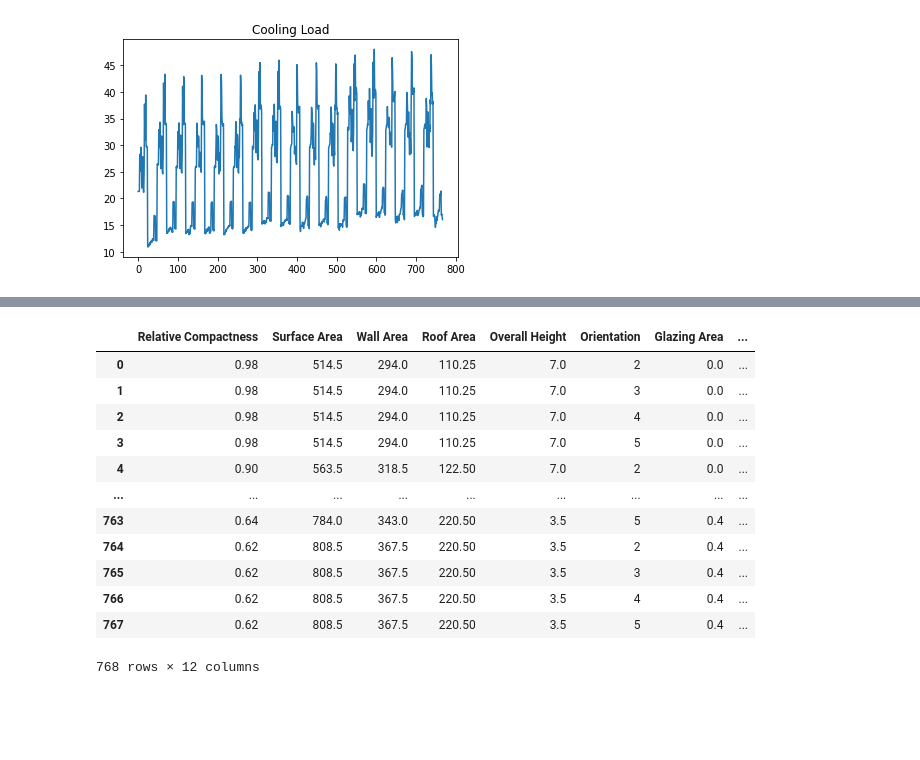
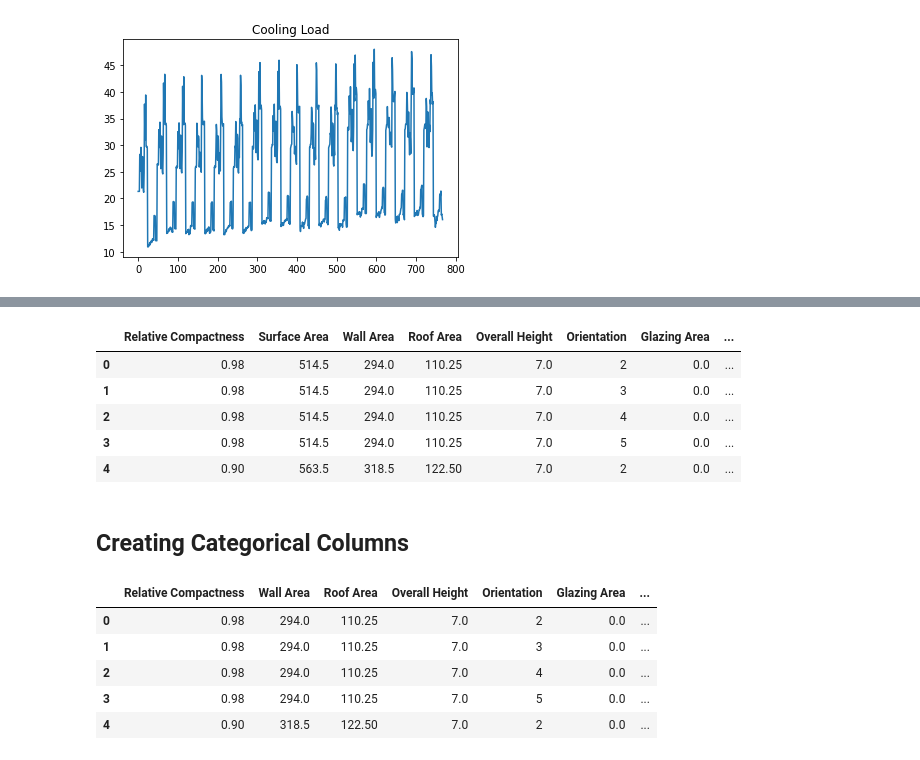
Before and after one commit to Causb1A/cyf-edf-hackathon, a Jupyter notebook: make_data_noisy.ipynb, the cells around one changed output, grey strips where cells are left out. Cells and saved outputs as stored; diff of their text form; code cells hidden in the pictures; blank space fills up the shorter version.

```diff
--- a/make_data_noisy.ipynb
+++ b/make_data_noisy.ipynb
@@ -31,5 +37,5 @@ plt.show()
 # %%
-# Add in extra column that makes no sense at all
+# Add in Extra Categorical column that makes no sense at all to make the data more messy
 random.seed(2022)
 
 locations = ("Lakeside", "Mountain", "Seaside", "City", "Countryside")
@@ -50,4 +56,21 @@ for (i, num) in enumerate(random_list):
     elif num <= n_sample:
         random_list[i] = locations[4]
 
+# Creating a completely random column based on Location of Property
 df["Location"] = random_list
+
+
+#Creating a random column with random numbers, and occasionally, be Null
+
+random.seed(2022)
+random_numbers = random.sample(range(1,1020), 1000)
+
+def random_column_null_generator(index, random_numbers):
+    number = random_numbers[index]
+    if number % 2 == 0:
+        return None
+    else:
+        return number
+
+df['energxe'] = df.reset_index().sort_values('index')['index'].apply(
+    lambda x: random_column_null_generator(x, random_numbers))
@@ -60,5 +94,4 @@ random_noise = np.random.normal(loc=0, scale=1, size=n_rows)
 # Add generated values to data frame
 df["Glazing Area Distribution Original"] = df["Glazing Area Distribution"]
 df["Glazing Area Distribution"] = df["Glazing Area Distribution"] + random_noise
-
-df["Glazing Area Distribution"].describe()
+df.drop(columns = ["Glazing Area Distribution Original"], inplace = True)
@@ -75,19 +98,14 @@ Name: Glazing Area Distribution, dtype: float64
 # %%
-df
+df.head()
 # %% [output]
 |  | Relative Compactness | Surface Area | Wall Area | Roof Area | Overall Height | Orientation | Glazing Area | ... |
 | 0 | 0.98 | 514.5 | 294.0 | 110.25 | 7.0 | 2 | 0.0 | ... |
 | 1 | 0.98 | 514.5 | 294.0 | 110.25 | 7.0 | 3 | 0.0 | ... |
 | 2 | 0.98 | 514.5 | 294.0 | 110.25 | 7.0 | 4 | 0.0 | ... |
 | 3 | 0.98 | 514.5 | 294.0 | 110.25 | 7.0 | 5 | 0.0 | ... |
 | 4 | 0.90 | 563.5 | 318.5 | 122.50 | 7.0 | 2 | 0.0 | ... |
-| ... | ... | ... | ... | ... | ... | ... | ... | ... |
-| 763 | 0.64 | 784.0 | 343.0 | 220.50 | 3.5 | 5 | 0.4 | ... |
-| 764 | 0.62 | 808.5 | 367.5 | 220.50 | 3.5 | 2 | 0.4 | ... |
-| 765 | 0.62 | 808.5 | 367.5 | 220.50 | 3.5 | 3 | 0.4 | ... |
-| 766 | 0.62 | 808.5 | 367.5 | 220.50 | 3.5 | 4 | 0.4 | ... |
-| 767 | 0.62 | 808.5 | 367.5 | 220.50 | 3.5 | 5 | 0.4 | ... |
-768 rows × 12 columns
+# %% [markdown]
+## Creating Categorical Columns
 # %%
 def surface_area_changer(input):
     if input <= 572.3:
@@ -107,0 +123,9 @@ import string
+# %%
+df.head()
+# %% [output]
+|  | Relative Compactness | Wall Area | Roof Area | Overall Height | Orientation | Glazing Area | ... |
+| 0 | 0.98 | 294.0 | 110.25 | 7.0 | 2 | 0.0 | ... |
+| 1 | 0.98 | 294.0 | 110.25 | 7.0 | 3 | 0.0 | ... |
+| 2 | 0.98 | 294.0 | 110.25 | 7.0 | 4 | 0.0 | ... |
+| 3 | 0.98 | 294.0 | 110.25 | 7.0 | 5 | 0.0 | ... |
+| 4 | 0.90 | 318.5 | 122.50 | 7.0 | 2 | 0.0 | ... |
```
Also changed, not shown: parts of 29 cells of this notebook, 2 other files.
